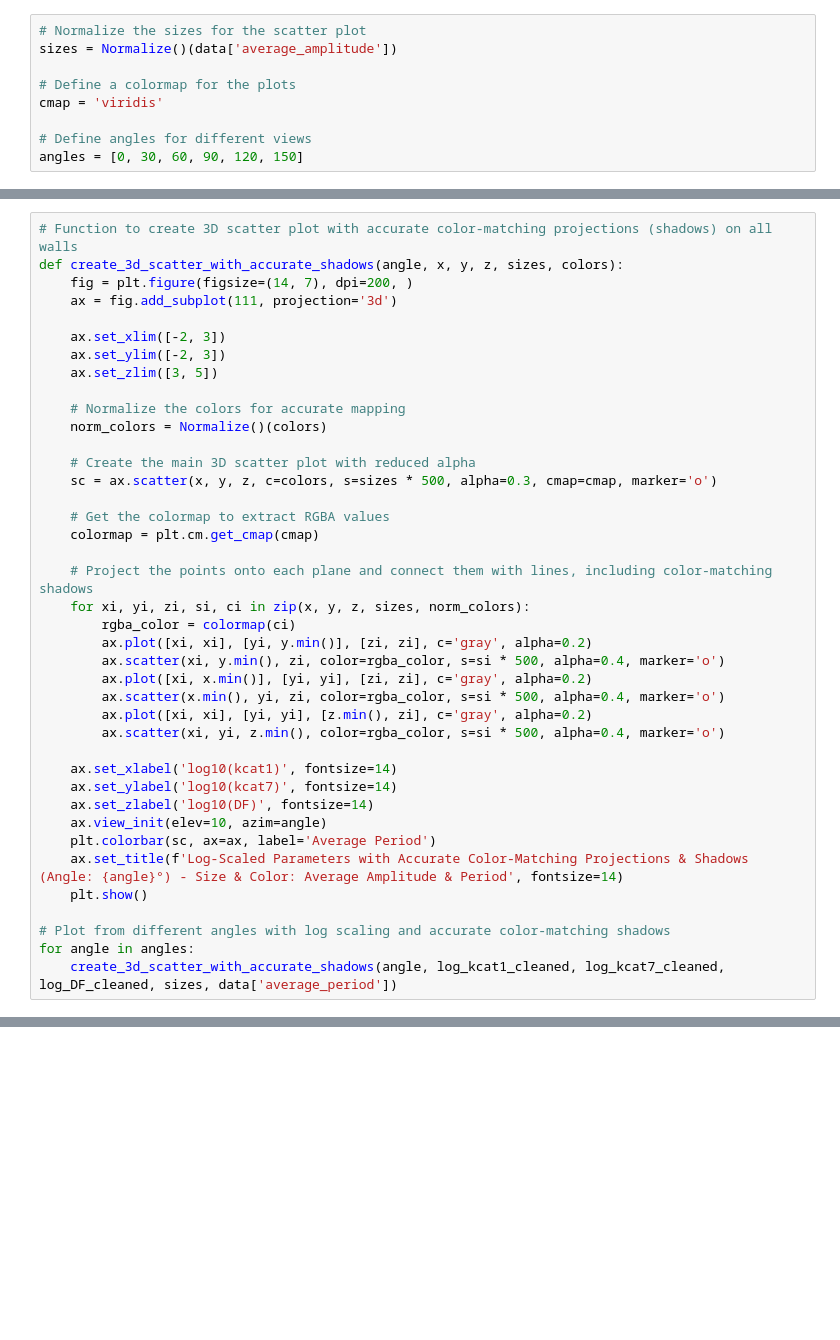
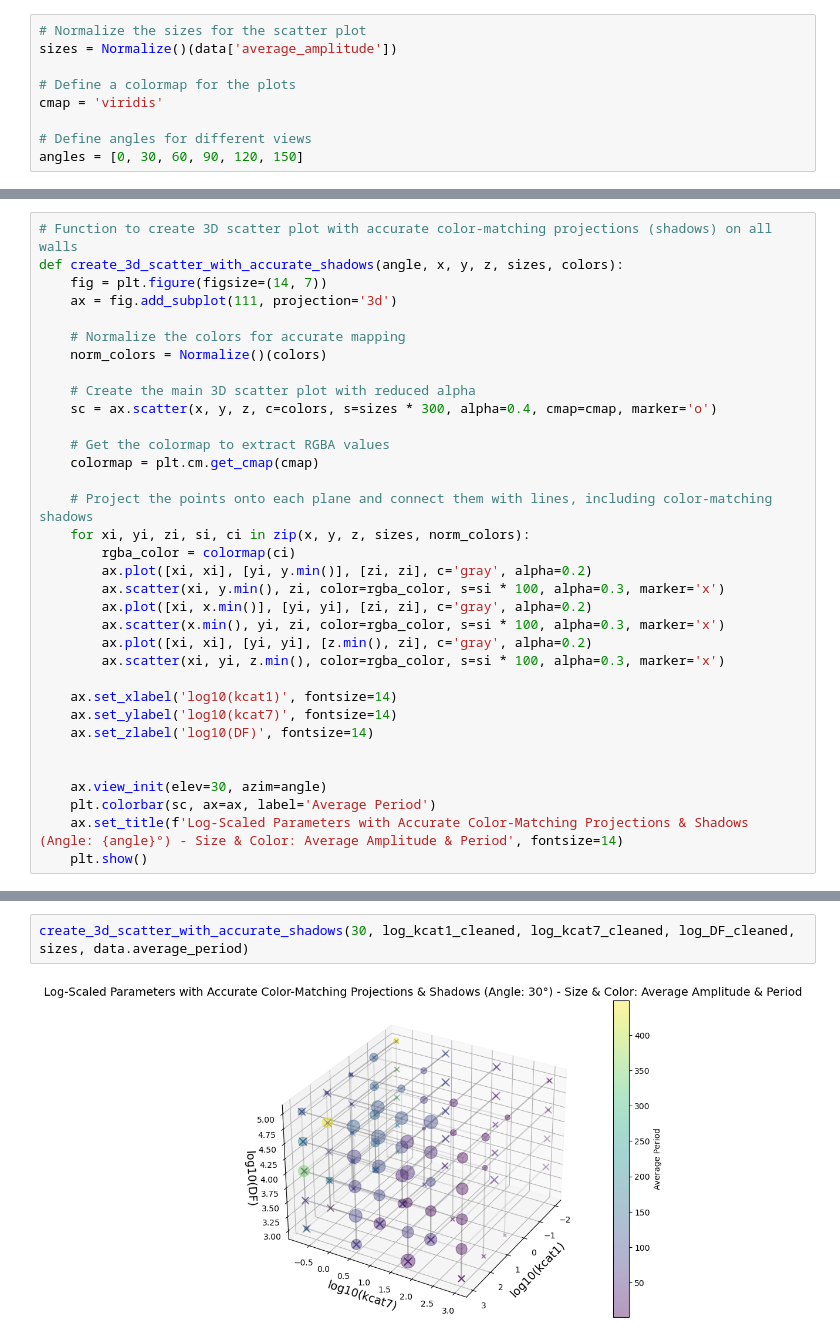
Before and after one commit to jonathanfischer97/Julia, a Jupyter notebook: OscillatorPaper/FigureGenerationScripts/3FixedPyPlot.ipynb, the cells around one changed output, grey strips where cells are left out. Drawn from its saved outputs; the diff is of its cells as text; blank space fills up the shorter version.

```diff
--- a/OscillatorPaper/FigureGenerationScripts/3FixedPyPlot.ipynb
+++ b/OscillatorPaper/FigureGenerationScripts/3FixedPyPlot.ipynb
@@ -105,18 +120,14 @@ plt.show()
 # %%
 # Function to create 3D scatter plot with accurate color-matching projections (shadows) on all walls
 def create_3d_scatter_with_accurate_shadows(angle, x, y, z, sizes, colors):
-    fig = plt.figure(figsize=(14, 7), dpi=200, )
+    fig = plt.figure(figsize=(14, 7))
     ax = fig.add_subplot(111, projection='3d')
-
-    ax.set_xlim([-2, 3])
-    ax.set_ylim([-2, 3])
-    ax.set_zlim([3, 5])
 
     # Normalize the colors for accurate mapping
     norm_colors = Normalize()(colors)
 
     # Create the main 3D scatter plot with reduced alpha
-    sc = ax.scatter(x, y, z, c=colors, s=sizes * 500, alpha=0.3, cmap=cmap, marker='o')
+    sc = ax.scatter(x, y, z, c=colors, s=sizes * 300, alpha=0.4, cmap=cmap, marker='o')
 
     # Get the colormap to extract RGBA values
     colormap = plt.cm.get_cmap(cmap)
@@ -125,20 +136,18 @@ def create_3d_scatter_with_accurate_shadows(angle, x, y, z, sizes, colors):
     for xi, yi, zi, si, ci in zip(x, y, z, sizes, norm_colors):
         rgba_color = colormap(ci)
         ax.plot([xi, xi], [yi, y.min()], [zi, zi], c='gray', alpha=0.2)
-        ax.scatter(xi, y.min(), zi, color=rgba_color, s=si * 500, alpha=0.4, marker='o')
+        ax.scatter(xi, y.min(), zi, color=rgba_color, s=si * 100, alpha=0.3, marker='x')
         ax.plot([xi, x.min()], [yi, yi], [zi, zi], c='gray', alpha=0.2)
-        ax.scatter(x.min(), yi, zi, color=rgba_color, s=si * 500, alpha=0.4, marker='o')
+        ax.scatter(x.min(), yi, zi, color=rgba_color, s=si * 100, alpha=0.3, marker='x')
         ax.plot([xi, xi], [yi, yi], [z.min(), zi], c='gray', alpha=0.2)
-        ax.scatter(xi, yi, z.min(), color=rgba_color, s=si * 500, alpha=0.4, marker='o')
+        ax.scatter(xi, yi, z.min(), color=rgba_color, s=si * 100, alpha=0.3, marker='x')
 
     ax.set_xlabel('log10(kcat1)', fontsize=14)
     ax.set_ylabel('log10(kcat7)', fontsize=14)
     ax.set_zlabel('log10(DF)', fontsize=14)
-    ax.view_init(elev=10, azim=angle)
+
+
+    ax.view_init(elev=30, azim=angle)
     plt.colorbar(sc, ax=ax, label='Average Period')
     ax.set_title(f'Log-Scaled Parameters with Accurate Color-Matching Projections & Shadows (Angle: {angle}°) - Size & Color: Average Amplitude & Period', fontsize=14)
     plt.show()
-
-# Plot from different angles with log scaling and accurate color-matching shadows
-for angle in angles:
-    create_3d_scatter_with_accurate_shadows(angle, log_kcat1_cleaned, log_kcat7_cleaned, log_DF_cleaned, sizes, data['average_period'])
@@ -151,0 +154,4 @@ for angle in angles:
+# %%
+create_3d_scatter_with_accurate_shadows(30, log_kcat1_cleaned, log_kcat7_cleaned, log_DF_cleaned, sizes, data.average_period)
+# %% [output]
+[figure, added]
```
Also changed, not shown: parts of 6 cells of this notebook.
